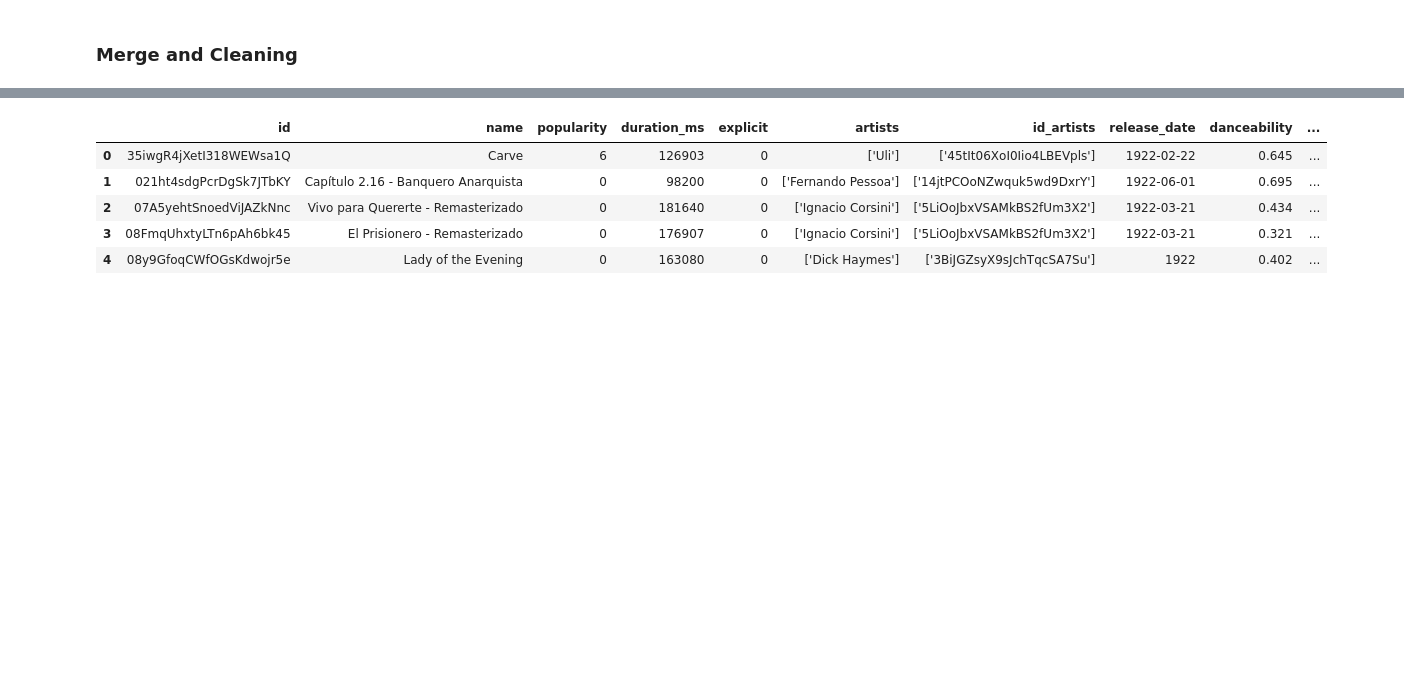
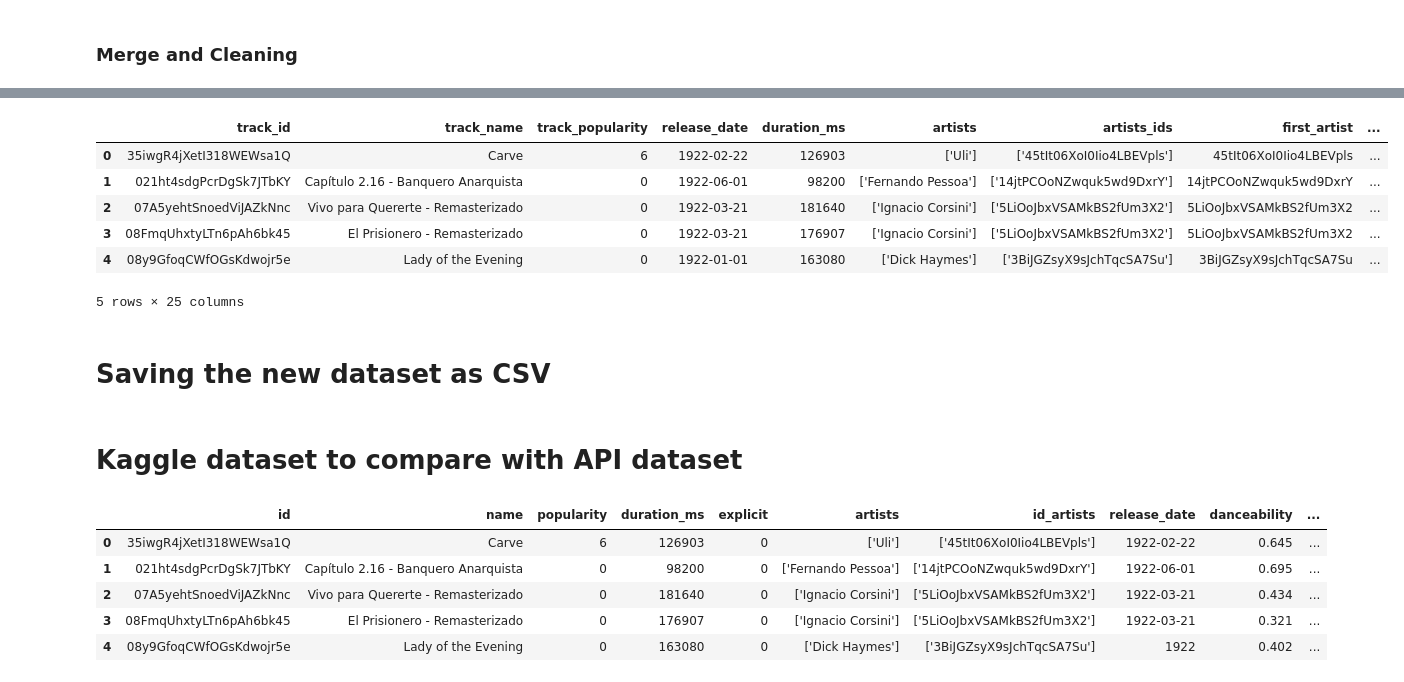
Before and after one commit to dmassonfr/Spotify_hit_predictor, a Jupyter notebook: notebooks/API Exploration.ipynb, the cells around one changed output, grey strips where cells are left out. Drawn from its saved outputs; the diff is of its cells as text; code cells hidden in the pictures; blank space fills up the shorter version.

```diff
--- a/notebooks/API Exploration.ipynb
+++ b/notebooks/API Exploration.ipynb
@@ -130,0 +329,6 @@ data.head()
+# %%
+# Drop column of index duplicated
+kaggle.drop(columns='Unnamed: 0', inplace=True)
+# %%
+# Turn Dtype release date into datetime
+kaggle['release_date'] = pd.to_datetime(kaggle['release_date'])
@@ -130,0 +355,6 @@ data.head()
+# %%
+# For columns in dataset from API
+# Add the Dataset API columns in a list of columns
+# If the column is also in the kaggle dataframe
+colunas = [col for col in data_nova.columns if col in kaggle.columns]
+colunas
@@ -130,0 +379,3 @@ data.head()
+# %%
+# Merge the both dataset combine all the columns in common
+data_combined = kaggle.merge(data_nova, on=colunas, how='outer')
@@ -130,0 +385,12 @@ data.head()
+# %%
+data_combined.head()
+# %% [output]
+|  | track_id | track_name | track_popularity | release_date | duration_ms | artists | artists_ids | first_artist | ... |
+| 0 | 35iwgR4jXetI318WEWsa1Q | Carve | 6 | 1922-02-22 | 126903 | ['Uli'] | ['45tIt06XoI0Iio4LBEVpls'] | 45tIt06XoI0Iio4LBEVpls | ... |
+| 1 | 021ht4sdgPcrDgSk7JTbKY | Capítulo 2.16 - Banquero Anarquista | 0 | 1922-06-01 | 98200 | ['Fernando Pessoa'] | ['14jtPCOoNZwquk5wd9DxrY'] | 14jtPCOoNZwquk5wd9DxrY | ... |
+| 2 | 07A5yehtSnoedViJAZkNnc | Vivo para Quererte - Remasterizado | 0 | 1922-03-21 | 181640 | ['Ignacio Corsini'] | ['5LiOoJbxVSAMkBS2fUm3X2'] | 5LiOoJbxVSAMkBS2fUm3X2 | ... |
+| 3 | 08FmqUhxtyLTn6pAh6bk45 | El Prisionero - Remasterizado | 0 | 1922-03-21 | 176907 | ['Ignacio Corsini'] | ['5LiOoJbxVSAMkBS2fUm3X2'] | 5LiOoJbxVSAMkBS2fUm3X2 | ... |
+| 4 | 08y9GfoqCWfOGsKdwojr5e | Lady of the Evening | 0 | 1922-01-01 | 163080 | ['Dick Haymes'] | ['3BiJGZsyX9sJchTqcSA7Su'] | 3BiJGZsyX9sJchTqcSA7Su | ... |
+5 rows × 25 columns
+# %% [markdown]
+# Saving the new dataset as CSV
@@ -131,3 +399,5 @@ data.head()
+# %% [markdown]
+# Kaggle dataset to compare with API dataset
 # %%
 # Get the data from kaggle to compare
 df_tracks = pd.read_csv('/home/mdbruchard/code/dmassonfr/Spotify_hit_predictor/raw_data/tracks.csv')
```
Also changed, not shown: parts of 48 cells of this notebook.
